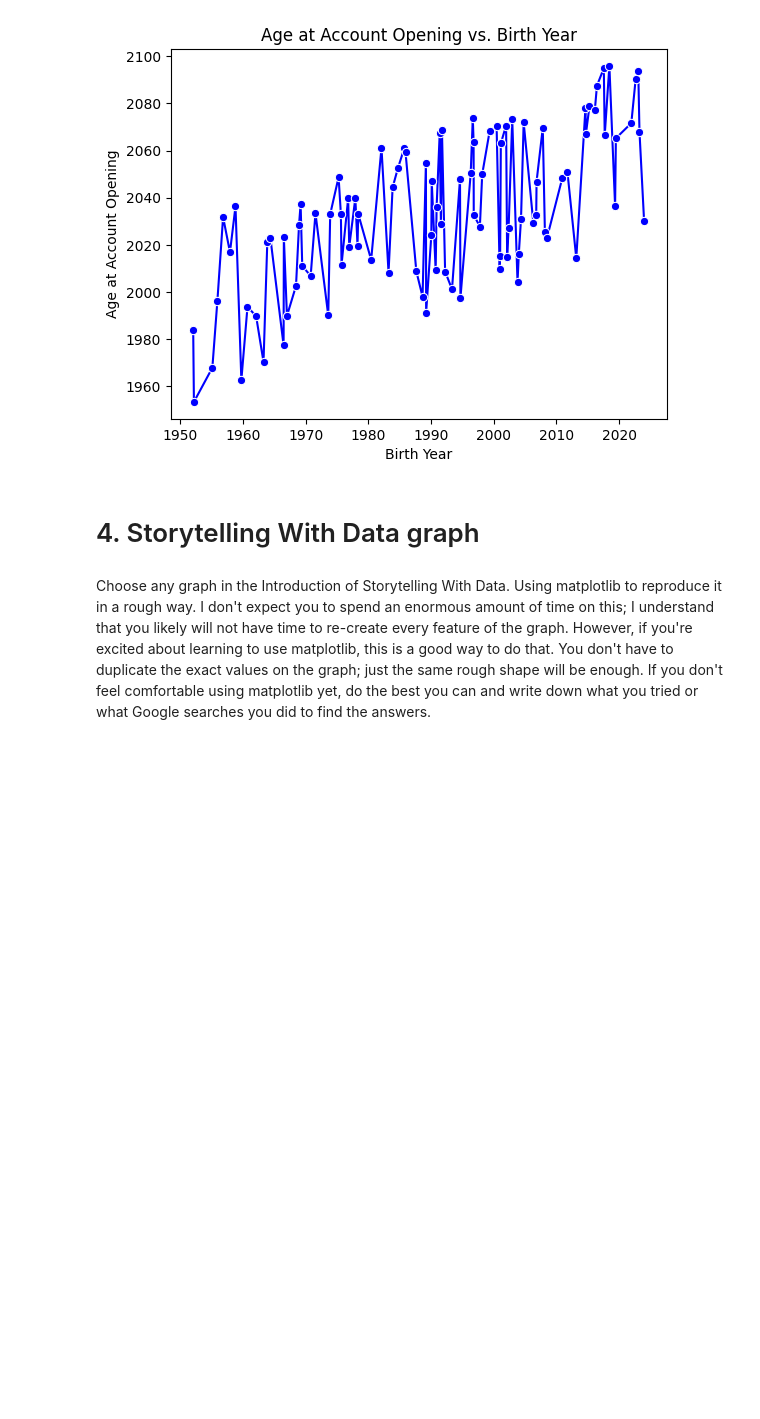
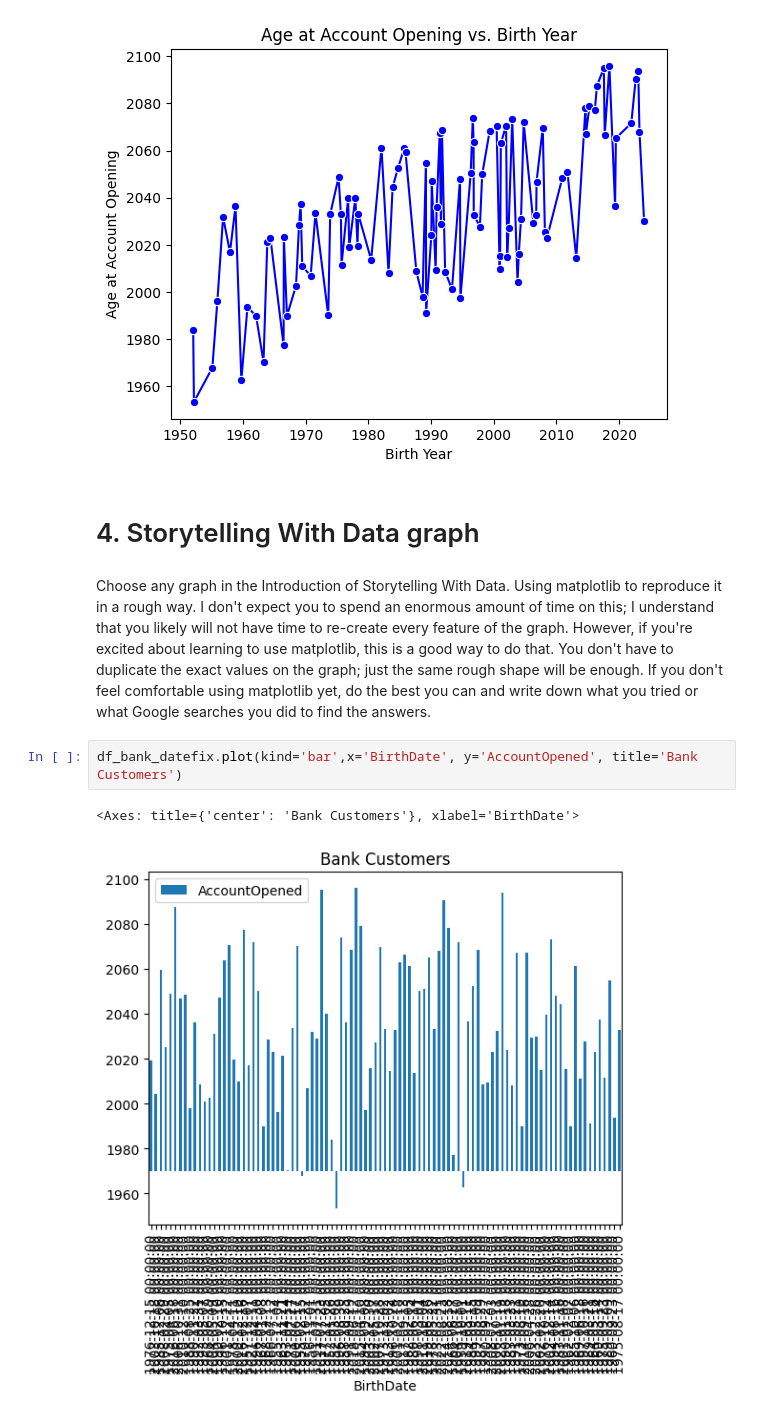
Before and after one commit to Rocking-Priya/2025-spring-B2, a Jupyter notebook: Week1.ipynb, the cells around one changed output. Saved outputs shown, nothing was run; the diff lists cells and outputs as text; blank space fills up the shorter version.

```diff
--- a/Week1.ipynb
+++ b/Week1.ipynb
@@ -658,3 +658,8 @@ Text(0, 0.5, 'Age at Account Opening')
 # 4. Storytelling With Data graph
 # %% [markdown]
 Choose any graph in the Introduction of Storytelling With Data.  Using matplotlib to reproduce it in a rough way.  I don't expect you to spend an enormous amount of time on this; I understand that you likely will not have time to re-create every feature of the graph.  However, if you're excited about learning to use matplotlib, this is a good way to do that.  You don't have to duplicate the exact values on the graph; just the same rough shape will be enough.  If you don't feel comfortable using matplotlib yet, do the best you can and write down what you tried or what Google searches you did to find the answers.
+# %%
+df_bank_datefix.plot(kind='bar',x='BirthDate', y='AccountOpened', title='Bank Customers')
+# %% [output]
+<Axes: title={'center': 'Bank Customers'}, xlabel='BirthDate'>
+[figure, added]
```
Also changed, not shown: parts of 4 cells of this notebook.
